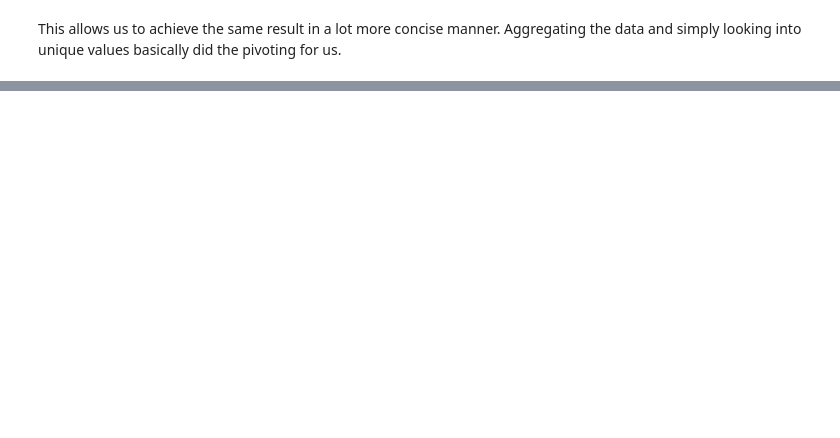
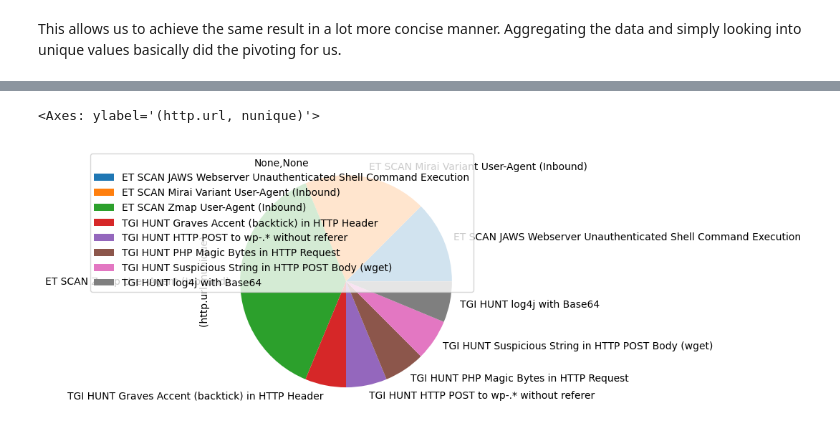
Before and after one commit to StamusNetworks/suricata-analytics, a Jupyter notebook: jupyter/Notebooks/JupyterPlaybooksForSuricata.ipynb, the cells around one changed output, grey strips where cells are left out. Cells and saved outputs as stored; diff of their text form; code cells hidden in the pictures; blank space fills up the shorter version.

```diff
--- a/jupyter/Notebooks/JupyterPlaybooksForSuricata.ipynb
+++ b/jupyter/Notebooks/JupyterPlaybooksForSuricata.ipynb
@@ -956,0 +973,12 @@ This allows us to achieve the same result in a lot more concise manner. Aggregat
+# %%
+DF_AGG_HTTP = (
+    DF
+    .loc[DF["alert.category"] != "Generic Protocol Command Decode"]
+    .loc[pd.notna(DF["http.url"])]
+    .groupby("alert.signature")
+    .agg({
+        "timestamp": ["min", "max"],
+        "http.url": ["unique", "count", "nunique"],
+    })
+)
+DF_AGG_HTTP
@@ -956,0 +999,5 @@ This allows us to achieve the same result in a lot more concise manner. Aggregat
+# %%
+DF_AGG_HTTP.plot.pie(y=("http.url", "nunique"))
+# %% [output]
+<Axes: ylabel='(http.url, nunique)'>
+[figure, added]
```
Also changed, not shown: parts of 125 cells of this notebook, 1 other file.
